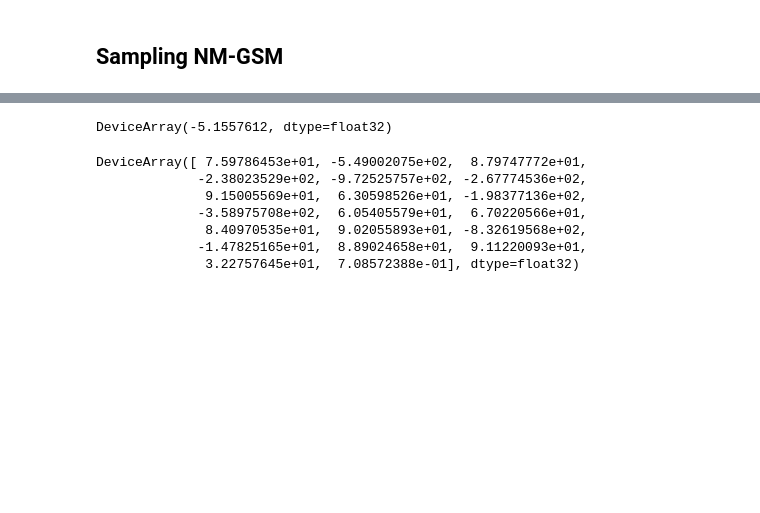
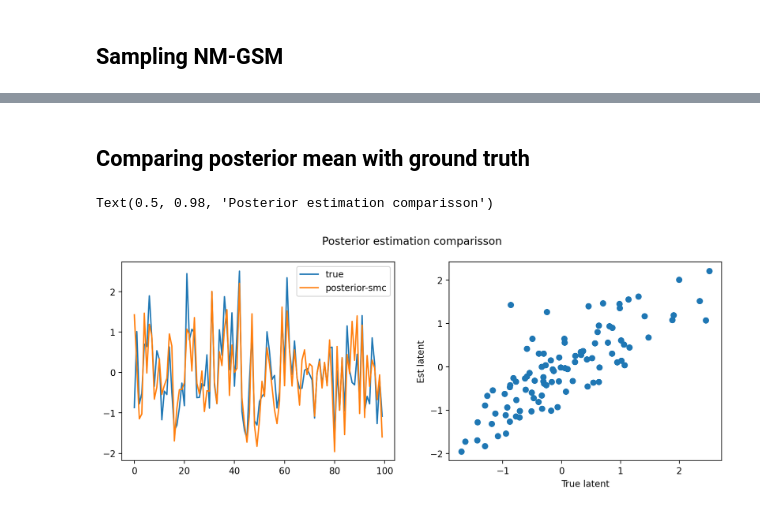
Before and after one commit to gerdm/elements-smc, a Jupyter notebook: notebooks/04-smc-nmgsm.ipynb, the cells around one changed output, grey strips where cells are left out. Saved outputs shown, nothing was run; the diff lists cells and outputs as text; code cells hidden in the pictures; blank space fills up the shorter version.

```diff
--- a/notebooks/04-smc-nmgsm.ipynb
+++ b/notebooks/04-smc-nmgsm.ipynb
@@ -193,16 +106,20 @@ particles_new = jax.vmap(smc._step_smc, (0, None, None, None))(keys_filter, stat
-# %%
-target.logpdf(particles_new[0, :, 0], state_init.step, simulation.y)
-# %% [output]
-DeviceArray(-5.1557612, dtype=float32)
-# %%
-state = smc.step_and_update(key_filter, state_init, simulation.y, proposal, target)
-# %%
-state.log_weights
-# %% [output]
-DeviceArray([ 7.59786453e+01, -5.49002075e+02,  8.79747772e+01,
-             -2.38023529e+02, -9.72525757e+02, -2.67774536e+02,
-              9.15005569e+01,  6.30598526e+01, -1.98377136e+02,
-             -3.58975708e+02,  6.05405579e+01,  6.70220566e+01,
-              8.40970535e+01,  9.02055893e+01, -8.32619568e+02,
-             -1.47825165e+01,  8.89024658e+01,  9.11220093e+01,
-              3.22757645e+01,  7.08572388e-01], dtype=float32)
+# %% [markdown]
+## Comparing posterior mean with ground truth
+# %%
+weights = jnp.exp(state.log_weights - jax.nn.logsumexp(state.log_weights, axis=-1, keepdims=True))
+xhat = jnp.einsum("s,st...->t", weights, state.particles)
+# %%
+fig, ax = plt.subplots(1, 2, figsize=(12, 4))
+
+ax[0].plot(simulation.x, label="true")
+ax[0].plot(xhat, label="posterior-smc")
+ax[0].legend()
+
+ax[1].scatter(simulation.x, xhat)
+ax[1].set_xlabel("True latent")
+ax[1].set_ylabel("Est latent")
+
+plt.suptitle("Posterior estimation comparisson")
+# %% [output]
+Text(0.5, 0.98, 'Posterior estimation comparisson')
+[figure, added]
```
Also changed, not shown: parts of 16 cells of this notebook.
